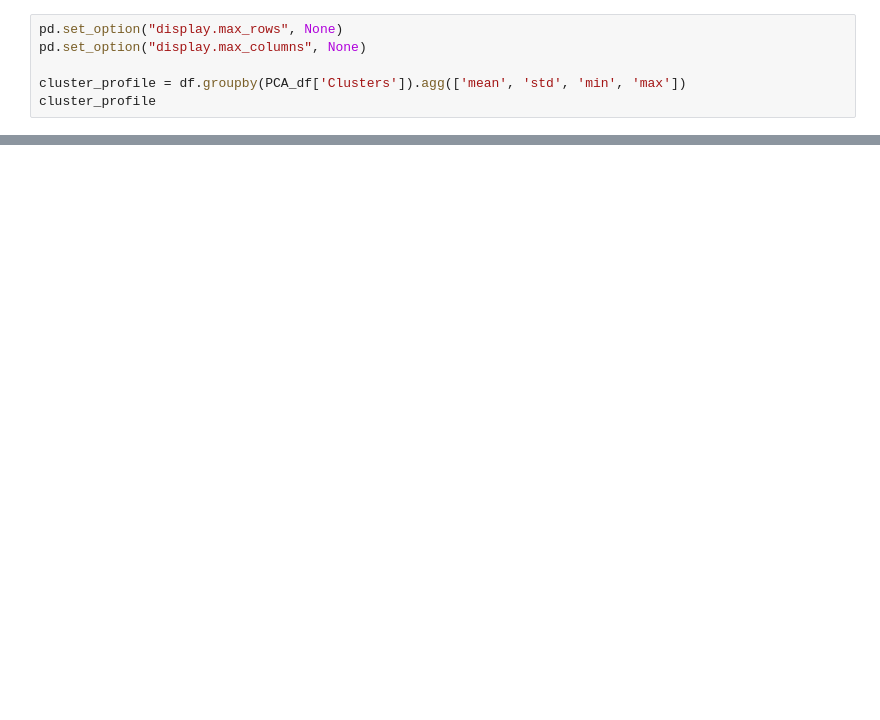
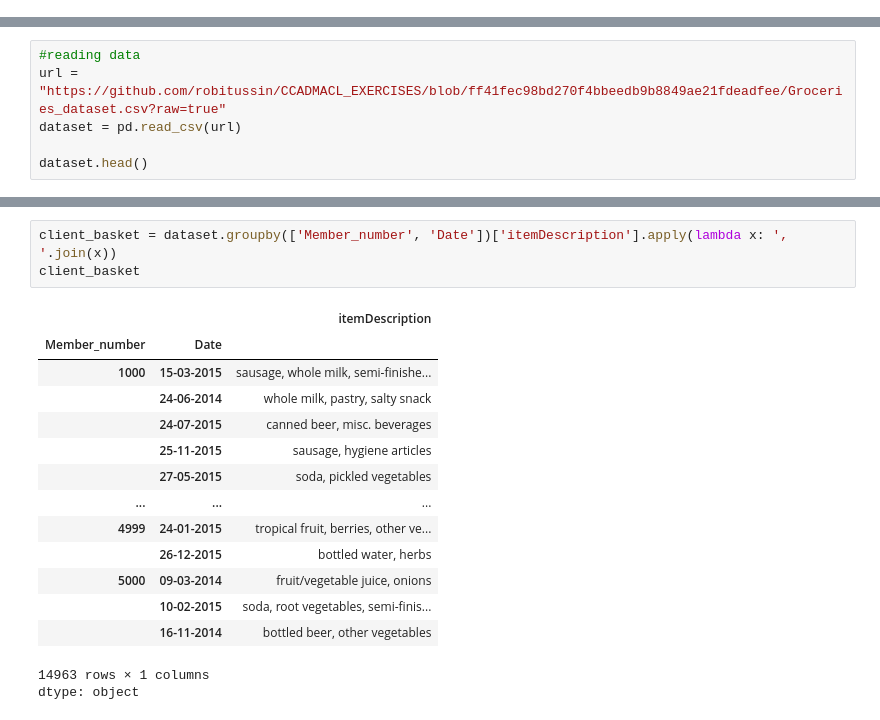
Before and after one commit to dayananikol/CCADMACL_EXERCISES_COM222ML, a Jupyter notebook: CCADMACL_Exercise6.ipynb, the cells around one changed output, grey strips where cells are left out. Saved outputs shown, nothing was run; the diff lists cells and outputs as text; blank space fills up the shorter version.

```diff
--- a/CCADMACL_Exercise6.ipynb
+++ b/CCADMACL_Exercise6.ipynb
@@ -780,6 +2,0 @@ The palette list has fewer values (4) than needed (7) and will cycle, which may
-# %%
-pd.set_option("display.max_rows", None)
-pd.set_option("display.max_columns", None)
-
-cluster_profile = df.groupby(PCA_df['Clusters']).agg(['mean', 'std', 'min', 'max'])
-cluster_profile
@@ -796,0 +12,6 @@ cluster_profile
+# %%
+#reading data
+url = "https://github.com/robitussin/CCADMACL_EXERCISES/blob/ff41fec98bd270f4bbeedb9b8849ae21fdeadfee/Groceries_dataset.csv?raw=true"
+dataset = pd.read_csv(url)
+
+dataset.head()
@@ -796,0 +25,19 @@ cluster_profile
+# %%
+client_basket = dataset.groupby(['Member_number', 'Date'])['itemDescription'].apply(lambda x: ', '.join(x))
+client_basket
+# %% [output]
+|  |  | itemDescription |
+| Member_number | Date |  |
+| 1000 | 15-03-2015 | sausage, whole milk, semi-finishe... |
+|  | 24-06-2014 | whole milk, pastry, salty snack |
+|  | 24-07-2015 | canned beer, misc. beverages |
+|  | 25-11-2015 | sausage, hygiene articles |
+|  | 27-05-2015 | soda, pickled vegetables |
+| ... | ... | ... |
+| 4999 | 24-01-2015 | tropical fruit, berries, other ve... |
+|  | 26-12-2015 | bottled water, herbs |
+| 5000 | 09-03-2014 | fruit/vegetable juice, onions |
+|  | 10-02-2015 | soda, root vegetables, semi-finis... |
+|  | 16-11-2014 | bottled beer, other vegetables |
+14963 rows × 1 columns
+dtype: object
```
Also changed, not shown: parts of 68 cells of this notebook.
